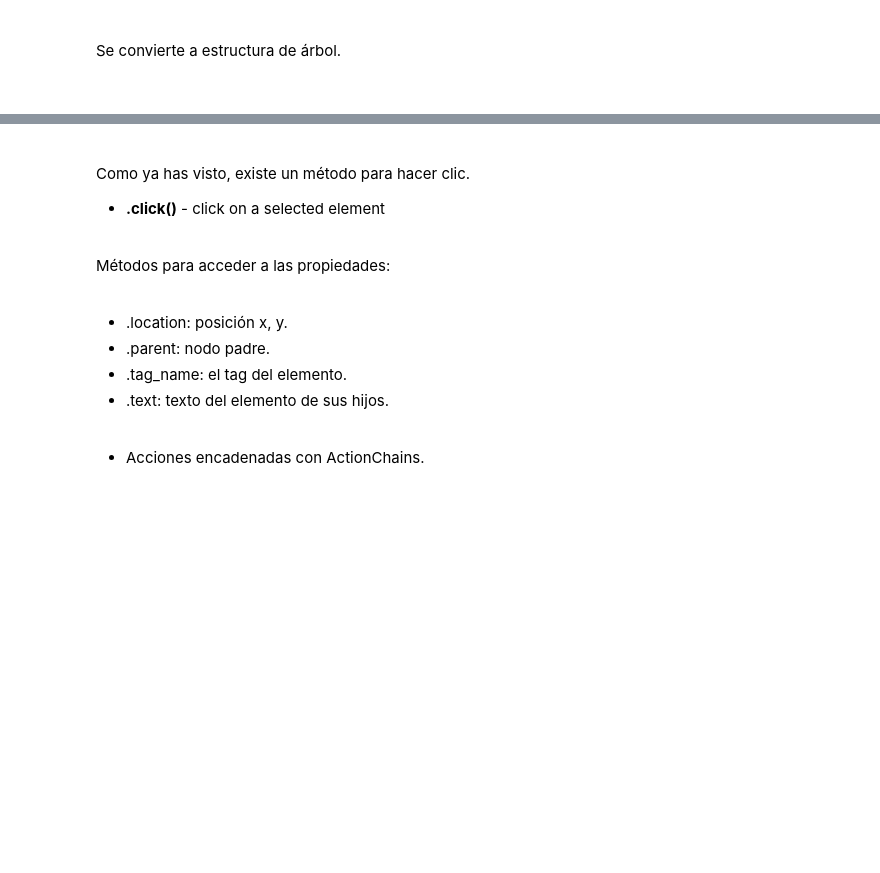
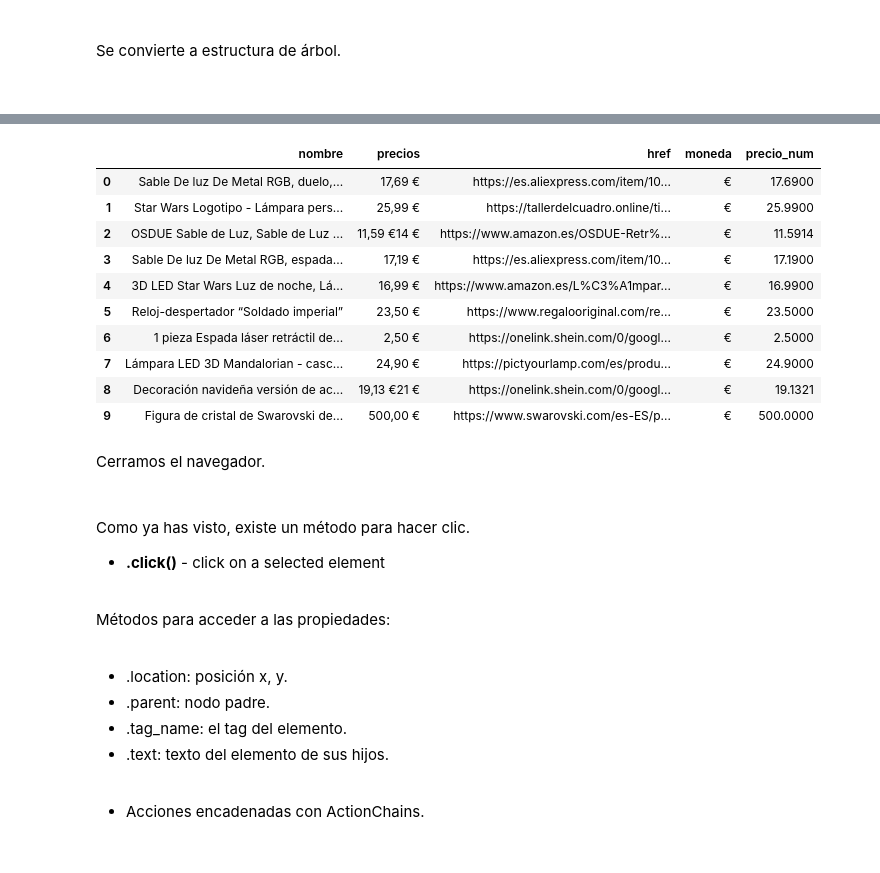
Before and after one commit to griu/mbdds_fc20, a Jupyter notebook: datos_digitales/modulo3_tema1_dd_05_webscraping.ipynb, the cells around one changed output, grey strips where cells are left out. Saved outputs shown, nothing was run; the diff lists cells and outputs as text; code cells hidden in the pictures; blank space fills up the shorter version.

```diff
--- a/datos_digitales/modulo3_tema1_dd_05_webscraping.ipynb
+++ b/datos_digitales/modulo3_tema1_dd_05_webscraping.ipynb
@@ -1165,0 +1178,17 @@ df.shape
+# %%
+currency_re = re.compile(r'[€$£¥]')           # ① símbolos admitidos
+
+def parse_price(s, millar = ".", decimal = ','):
+    # símbolo de moneda
+    m = currency_re.search(s)
+    currency = m.group(0) if m else None
+
+    # parte numérica limpia
+    num = re.sub(r'[^\d.,]', '', s)          # solo dígitos/puntuación
+    num = num.replace(millar, '')               # quita millares
+    num = num.replace(decimal, '.')              # coma → punto decimal
+    try:
+        value = float(num)
+    except ValueError:
+        value = float('nan')
+    return pd.Series({'moneda': currency, 'precio_num': value})
@@ -1166,3 +1197,21 @@ df.shape
+# %%
+df[['moneda', 'precio_num']] = df['precios'].apply(parse_price)
+# %%
+df.head(10)
+# %% [output]
+|  | nombre | precios | href | moneda | precio_num |
+| 0 | Sable De luz De Metal RGB, duelo,... | 17,69 € | https://es.aliexpress.com/item/10... | € | 17.6900 |
+| 1 | Star Wars Logotipo - Lámpara pers... | 25,99 € | https://tallerdelcuadro.online/ti... | € | 25.9900 |
+| 2 | OSDUE Sable de Luz, Sable de Luz ... | 11,59 €14 € | https://www.amazon.es/OSDUE-Retr%... | € | 11.5914 |
+| 3 | Sable De luz De Metal RGB, espada... | 17,19 € | https://es.aliexpress.com/item/10... | € | 17.1900 |
+| 4 | 3D LED Star Wars Luz de noche, Lá... | 16,99 € | https://www.amazon.es/L%C3%A1mpar... | € | 16.9900 |
+| 5 | Reloj-despertador “Soldado imperial” | 23,50 € | https://www.regalooriginal.com/re... | € | 23.5000 |
+| 6 | 1 pieza Espada láser retráctil de... | 2,50 € | https://onelink.shein.com/0/googl... | € | 2.5000 |
+| 7 | Lámpara LED 3D Mandalorian - casc... | 24,90 € | https://pictyourlamp.com/es/produ... | € | 24.9000 |
+| 8 | Decoración navideña versión de ac... | 19,13 €21 € | https://onelink.shein.com/0/googl... | € | 19.1321 |
+| 9 | Figura de cristal de Swarovski de... | 500,00 € | https://www.swarovski.com/es-ES/p... | € | 500.0000 |
+# %% [markdown]
+Cerramos el navegador.
 # %%
 driver.quit()
 # %% [markdown]
```
Also changed, not shown: parts of 16 cells of this notebook, 3 other files.
